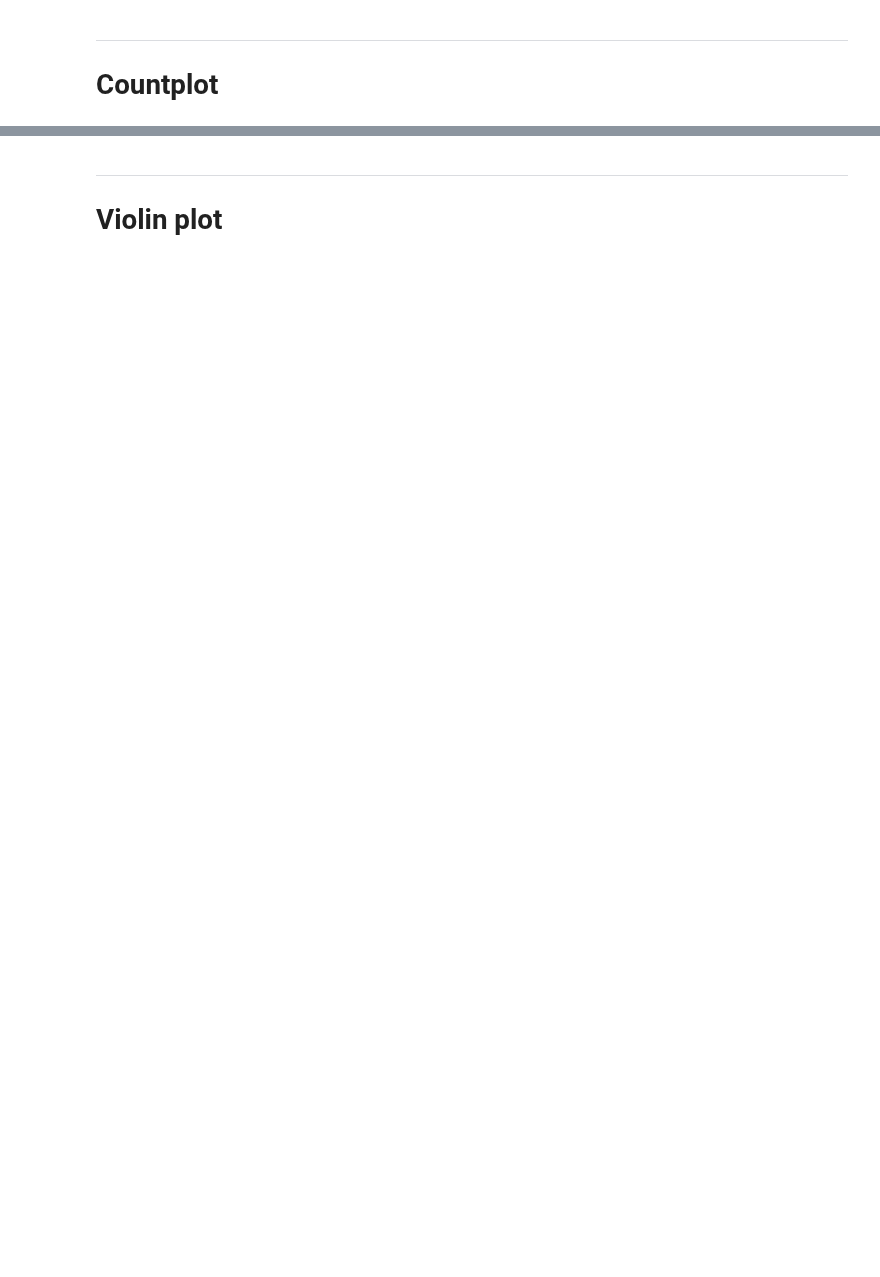
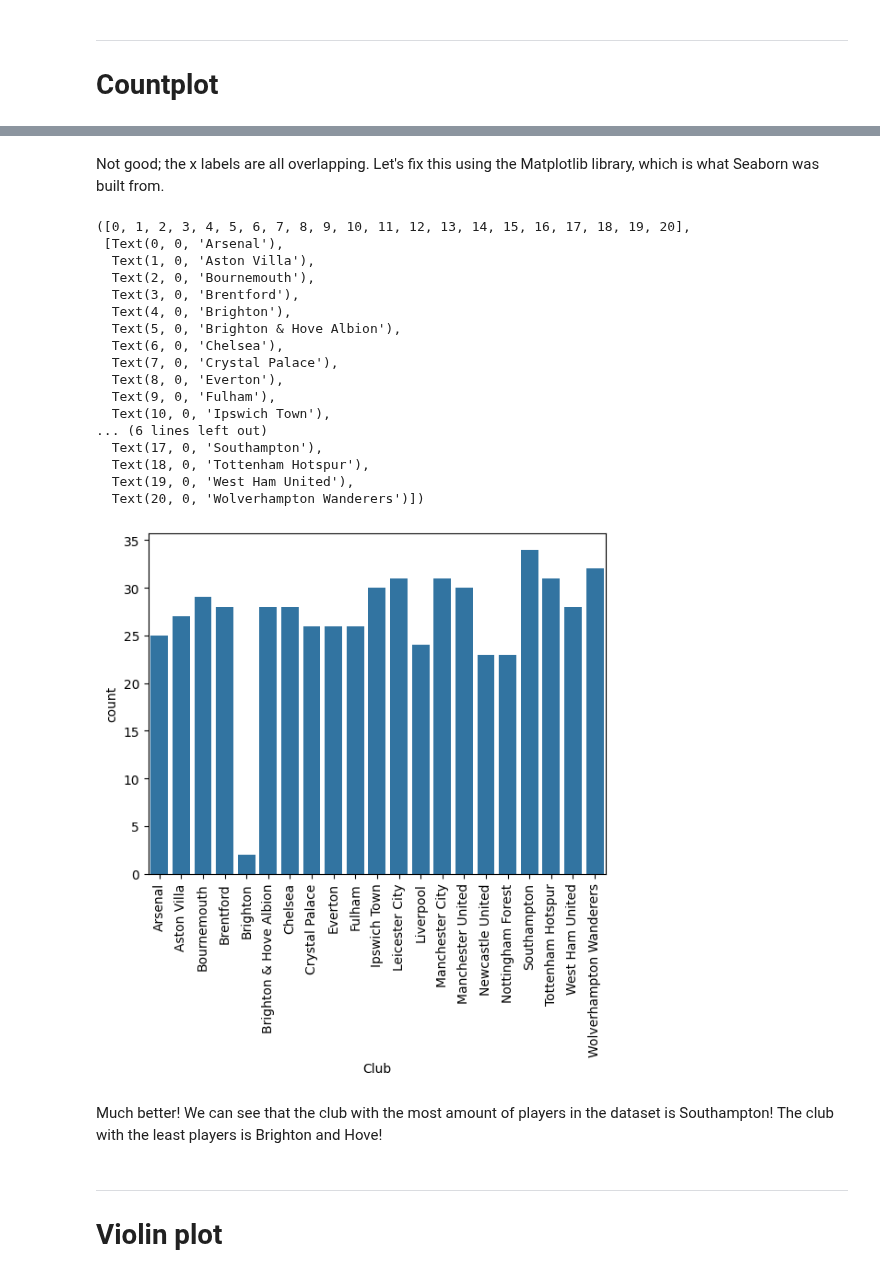
Before and after one commit to schuckers/Charlotte_SCORE_Summer25, a Jupyter notebook: Modules/Seaborn and Basic visualizations in Python Using English Premier League data by Austin Hayes/Seaborn and Basic visualizations in Python Using English Premier League data by Austin Hayes.ipynb, the cells around one changed output, grey strips where cells are left out. Cells and saved outputs as stored; diff of their text form; code cells hidden in the pictures; blank space fills up the shorter version.

```diff
--- a/Modules/Seaborn and Basic visualizations in Python Using English Premier League data by Austin Hayes/Seaborn and Basic visualizations in Python Using English Premier League data by Austin Hayes.ipynb
+++ b/Modules/Seaborn and Basic visualizations in Python Using English Premier League data by Austin Hayes/Seaborn and Basic visualizations in Python Using English Premier League data by Austin Hayes.ipynb
@@ -234,3 +283,32 @@ In this case we can say the following: "According to the Histogram, the distribu
+# %% [markdown]
+Not good; the x labels are all overlapping. Let's fix this using the Matplotlib library, which is what Seaborn was built from.
+# %%
+# Remake the plot
+sns.countplot(data=premier_league_data, x='Club')
+
+# Rotate the x labels to prevent overlap
+plt.xticks(rotation=90)
+# %% [output]
+([0, 1, 2, 3, 4, 5, 6, 7, 8, 9, 10, 11, 12, 13, 14, 15, 16, 17, 18, 19, 20],
+ [Text(0, 0, 'Arsenal'),
+  Text(1, 0, 'Aston Villa'),
+  Text(2, 0, 'Bournemouth'),
+  Text(3, 0, 'Brentford'),
+  Text(4, 0, 'Brighton'),
+  Text(5, 0, 'Brighton & Hove Albion'),
+  Text(6, 0, 'Chelsea'),
+  Text(7, 0, 'Crystal Palace'),
+  Text(8, 0, 'Everton'),
+  Text(9, 0, 'Fulham'),
+  Text(10, 0, 'Ipswich Town'),
+... (6 lines left out)
+  Text(17, 0, 'Southampton'),
+  Text(18, 0, 'Tottenham Hotspur'),
+  Text(19, 0, 'West Ham United'),
+  Text(20, 0, 'Wolverhampton Wanderers')])
+[figure, added]
+# %% [markdown]
+Much better! We can see that the club with the most amount of players in the dataset is Southampton! The club with the least players is Brighton and Hove!
 # %% [markdown]
 ---
 
```
Also changed, not shown: parts of 14 cells of this notebook.
